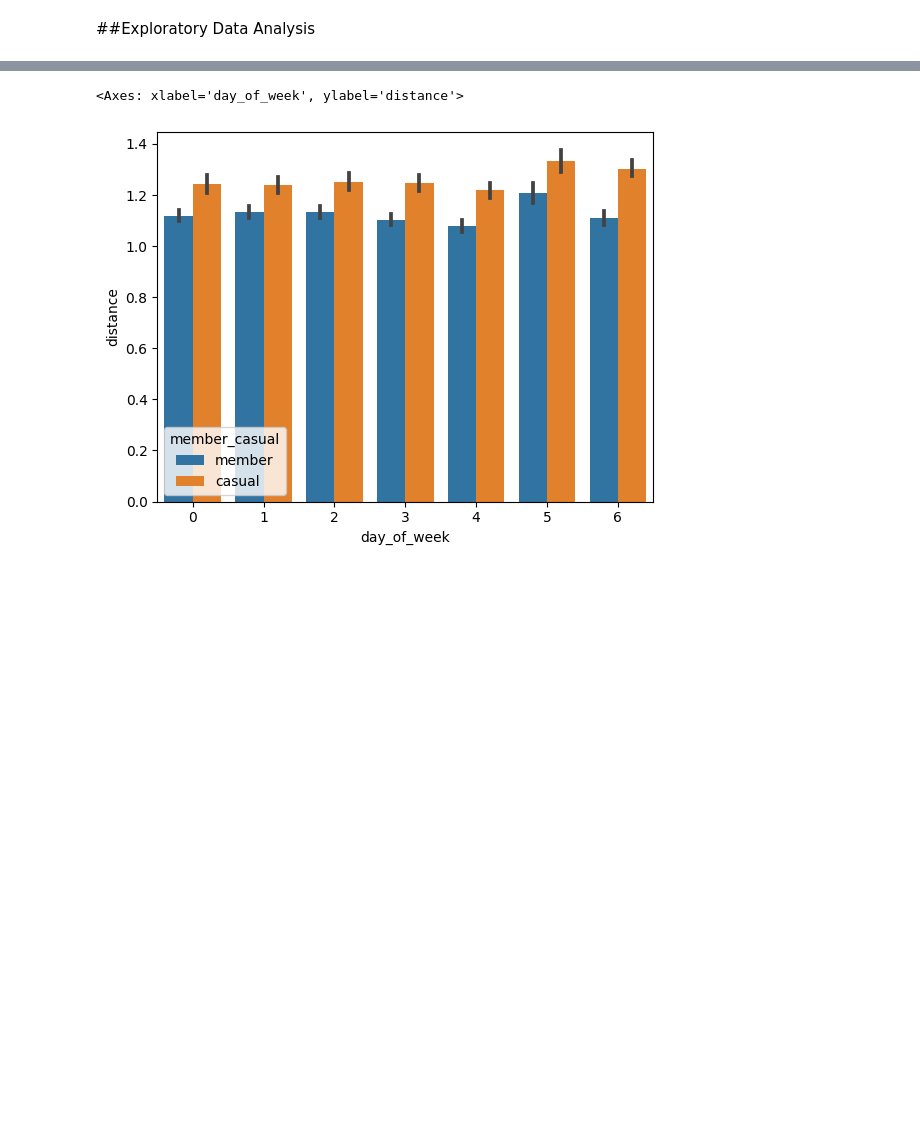
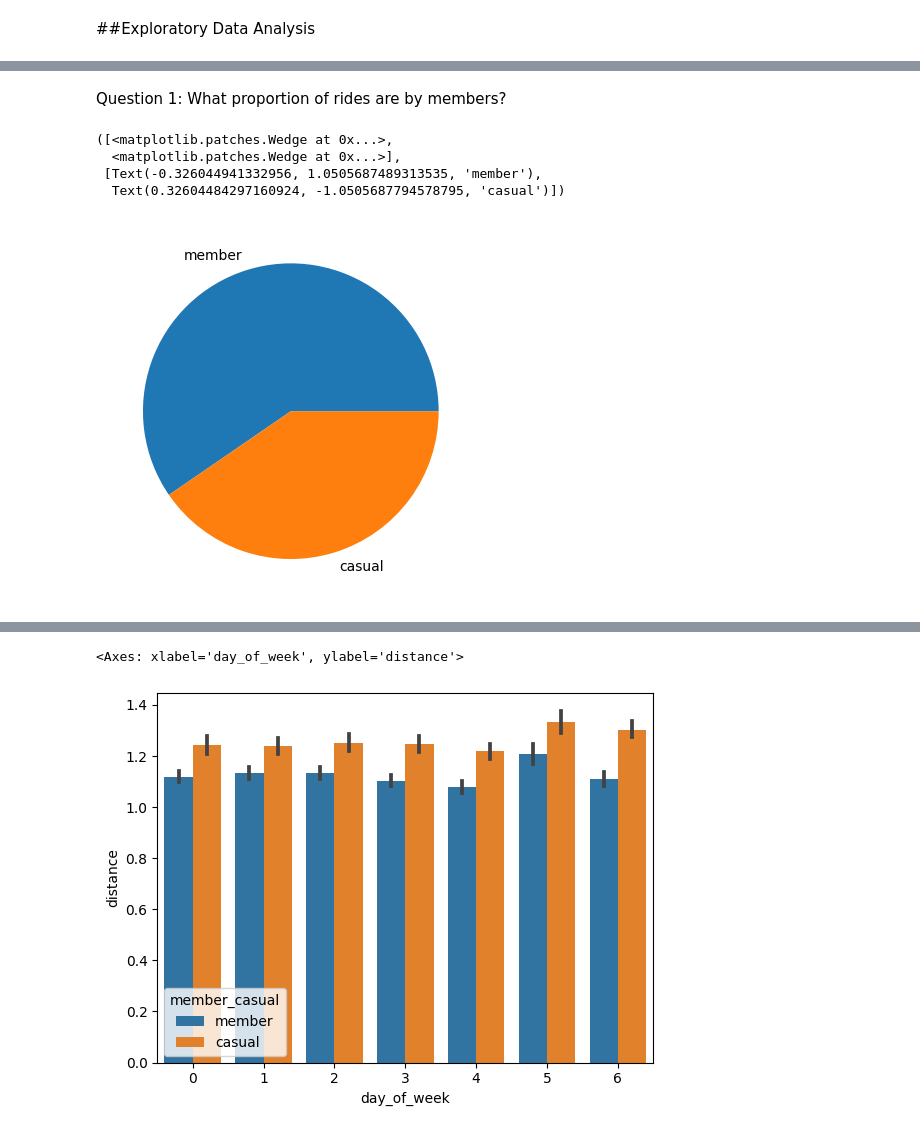
Before and after one commit to joshualawrencemorgan/CS5265-Foundations-of-Machine-Learning, a Jupyter notebook: Capital_Bikeshare_ML_Project.ipynb, the cells around one changed output, grey strips where cells are left out. Drawn from its saved outputs; the diff is of its cells as text; code cells hidden in the pictures; blank space fills up the shorter version.

Commit message:
Answered more questions

```diff
--- a/Capital_Bikeshare_ML_Project.ipynb
+++ b/Capital_Bikeshare_ML_Project.ipynb
@@ -94,0 +87,11 @@ memory usage: 6.5+ MB
+# %% [markdown]
+Question 1: What proportion of rides are by members?
+# %%
+ride_counts = df['member_casual'].value_counts()
+plt.pie(ride_counts, labels=ride_counts.index)
+# %% [output]
+([<matplotlib.patches.Wedge at 0x...>,
+  <matplotlib.patches.Wedge at 0x...>],
+ [Text(-0.326044941332956, 1.0505687489313535, 'member'),
+  Text(0.32604484297160924, -1.0505687794578795, 'casual')])
+[figure, added]
```
Also changed, not shown: parts of 8 cells of this notebook.
